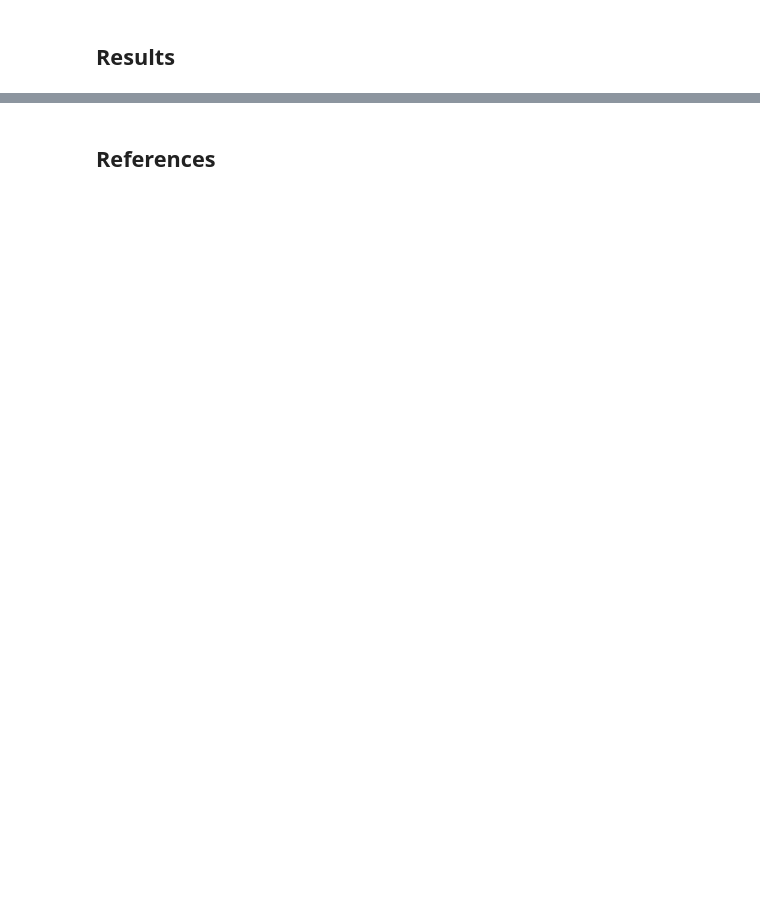
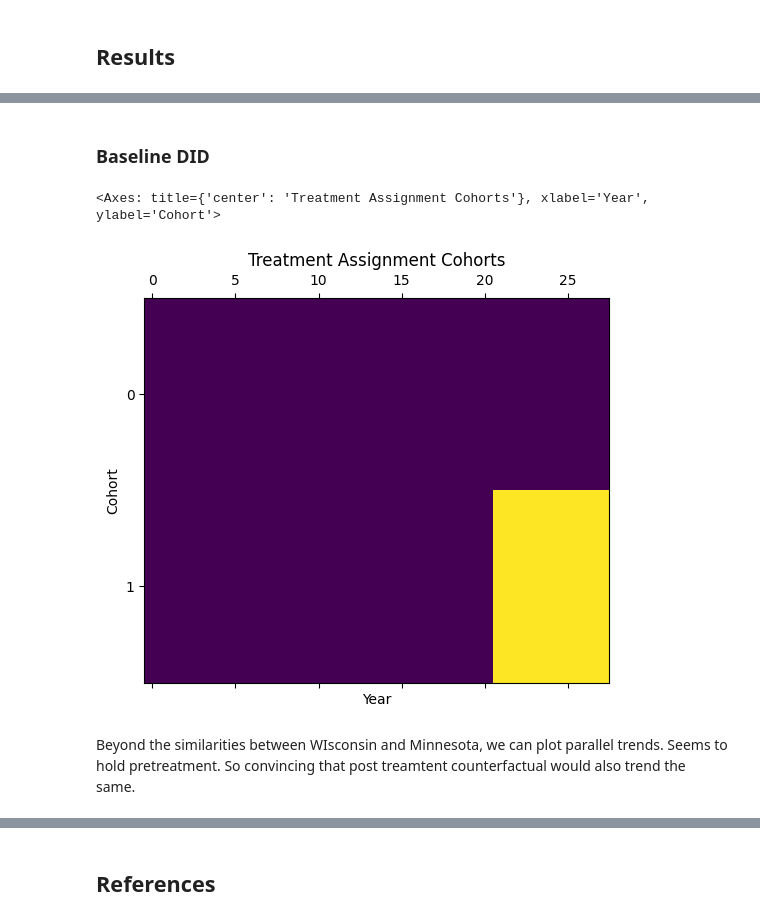
Before and after one commit to ricochn02/526-project, a Jupyter notebook: report.ipynb, the cells around one changed output, grey strips where cells are left out. Cells and saved outputs as stored; diff of their text form; code cells hidden in the pictures; blank space fills up the shorter version.

```diff
--- a/report.ipynb
+++ b/report.ipynb
@@ -49,0 +88,24 @@ Control for state politics?
+# %%
+# Select relevant variables from CSPP
+df_filtered = df[['year', 'st', 'state', 'agencyfeesprohibited']]
+
+# Filter between 1990 and 2017
+df_filtered = df_filtered[(df_filtered['year'] >= 1990) & (df_filtered['year'] <= 2017)]
+
+df_merged = pd.merge(df_filtered, salaries_df, on = ['state', 'year'], how = 'left')
+
+# Drop District of Columbia
+df_merged = df_merged[df_merged['state'] != 'District of Columbia']
+
+# Adjust variable types
+df_merged['agencyfeesprohibited'] = df_merged['agencyfeesprohibited'].astype(int)
+df_merged["state"] = df_merged["state"].astype("string")
+df_merged["st"] = df_merged["st"].astype("string")
+
+# Identify states that ever had a 1 under 'agencyfeesprohibited' i.e., ever had a RTW law pass
+states_with_fees_prohibited = df_merged[df_merged['agencyfeesprohibited'] == 1]['st'].unique()
+
+# Exclude states that ever had RTW except for Wisconsin (our sole treatment)
+df = df_merged[~((df_merged['st'].isin(states_with_fees_prohibited)) & (df_merged['st'] != 'WI'))]
+
+df
@@ -49,0 +126,22 @@ Control for state politics?
+# %% [markdown]
+### Baseline DID
+# %%
+df_did1 = df[df['state'].isin(['Wisconsin', 'Minnesota'])]
+
+pf.panelview(
+    df,
+    unit="state",
+    time="year",
+    treat="agencyfeesprohibited",
+    collapse_to_cohort=True,
+    sort_by_timing=True,
+    ylab="Cohort",
+    xlab="Year",
+    title="Treatment Assignment Cohorts",
+    figsize=(6, 5),
+)
+# %% [output]
+<Axes: title={'center': 'Treatment Assignment Cohorts'}, xlabel='Year', ylabel='Cohort'>
+[figure, added]
+# %% [markdown]
+Beyond the similarities between WIsconsin and Minnesota, we can plot parallel trends. Seems to hold pretreatment. So convincing that post treamtent counterfactual would also trend the same.
```
Also changed, not shown: parts of 29 cells of this notebook.
